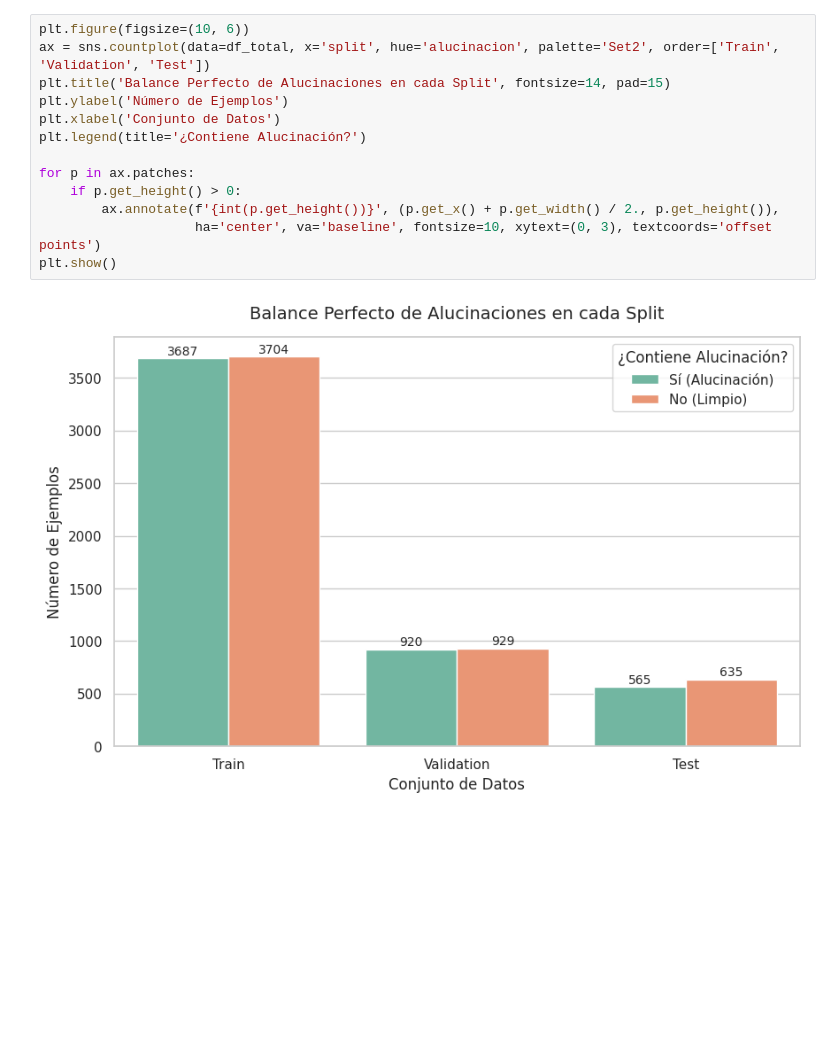
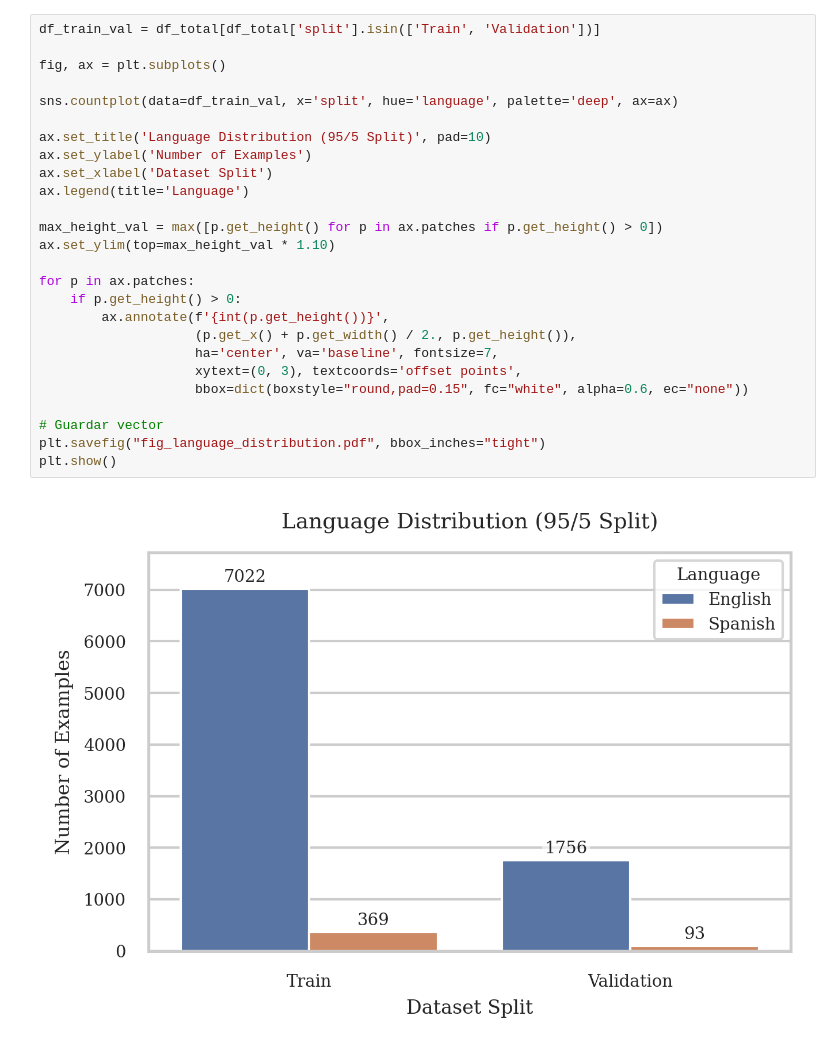
Before and after one commit to dannycsa/fine_tunned_RAG, a Jupyter notebook: grace_code/EDA_Report.ipynb, the cells around one changed output. Saved outputs shown, nothing was run; the diff lists cells and outputs as text; blank space fills up the shorter version.

Commit message:
figures

```diff
--- a/grace_code/EDA_Report.ipynb
+++ b/grace_code/EDA_Report.ipynb
@@ -65,16 +75,29 @@ Passing `palette` without assigning `hue` is deprecated and will be removed in v
 # %%
-plt.figure(figsize=(10, 6))
-ax = sns.countplot(data=df_total, x='split', hue='alucinacion', palette='Set2', order=['Train', 'Validation', 'Test'])
-plt.title('Balance Perfecto de Alucinaciones en cada Split', fontsize=14, pad=15)
-plt.ylabel('Número de Ejemplos')
-plt.xlabel('Conjunto de Datos')
-plt.legend(title='¿Contiene Alucinación?')
+df_train_val = df_total[df_total['split'].isin(['Train', 'Validation'])]
+
+fig, ax = plt.subplots()
+
+sns.countplot(data=df_train_val, x='split', hue='language', palette='deep', ax=ax)
+
+ax.set_title('Language Distribution (95/5 Split)', pad=10)
+ax.set_ylabel('Number of Examples')
+ax.set_xlabel('Dataset Split')
+ax.legend(title='Language')
+
+max_height_val = max([p.get_height() for p in ax.patches if p.get_height() > 0])
+ax.set_ylim(top=max_height_val * 1.10)
 
 for p in ax.patches:
     if p.get_height() > 0:
-        ax.annotate(f'{int(p.get_height())}', (p.get_x() + p.get_width() / 2., p.get_height()),
-                    ha='center', va='baseline', fontsize=10, xytext=(0, 3), textcoords='offset points')
+        ax.annotate(f'{int(p.get_height())}',
+                    (p.get_x() + p.get_width() / 2., p.get_height()),
+                    ha='center', va='baseline', fontsize=7,
+                    xytext=(0, 3), textcoords='offset points',
+                    bbox=dict(boxstyle="round,pad=0.15", fc="white", alpha=0.6, ec="none"))
+
+# Guardar vector
+plt.savefig("fig_language_distribution.pdf", bbox_inches="tight")
 plt.show()
 # %% [output]
-[figure, old version]
+[figure, new version]
 # %%
```
Also changed, not shown: parts of 4 cells of this notebook, 5 other files.
